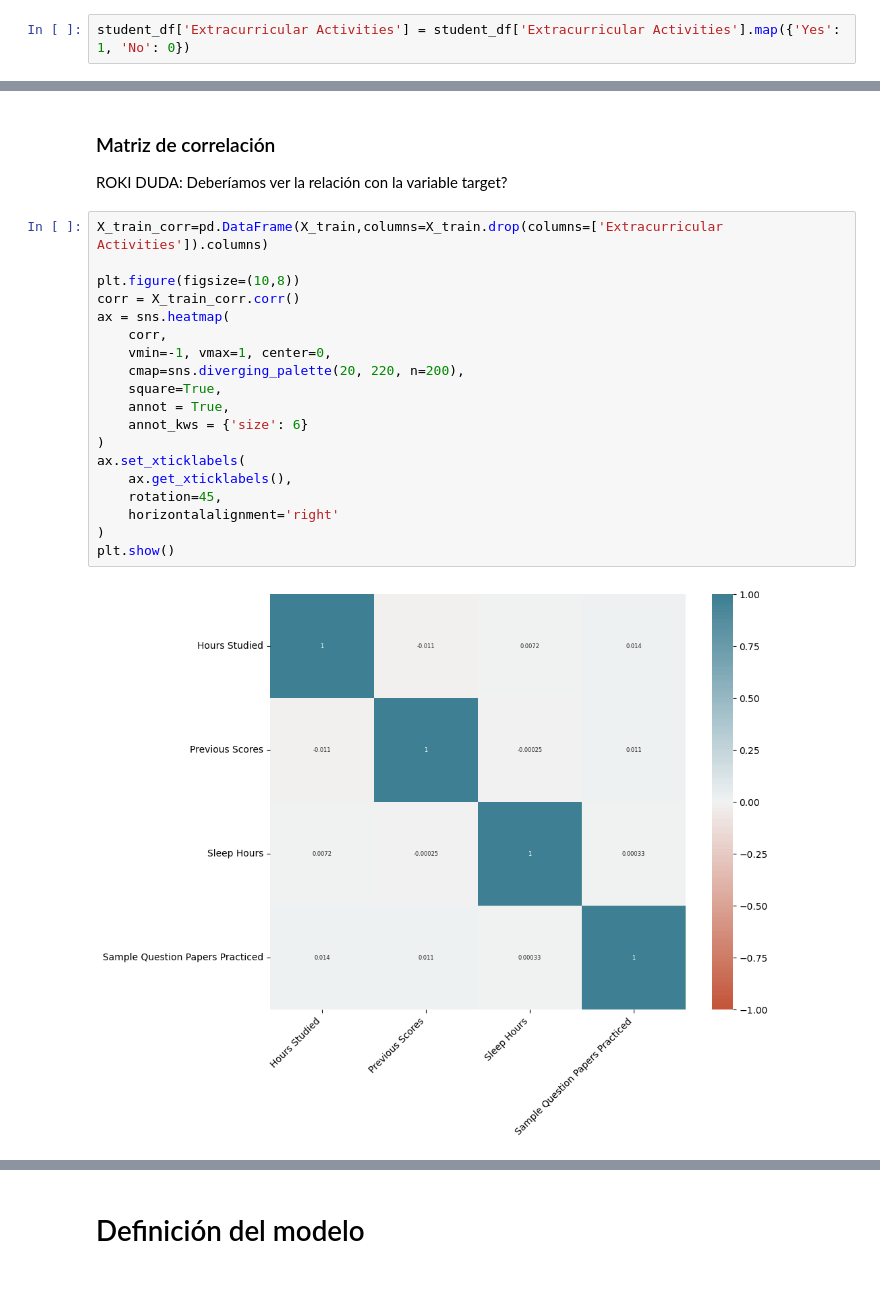
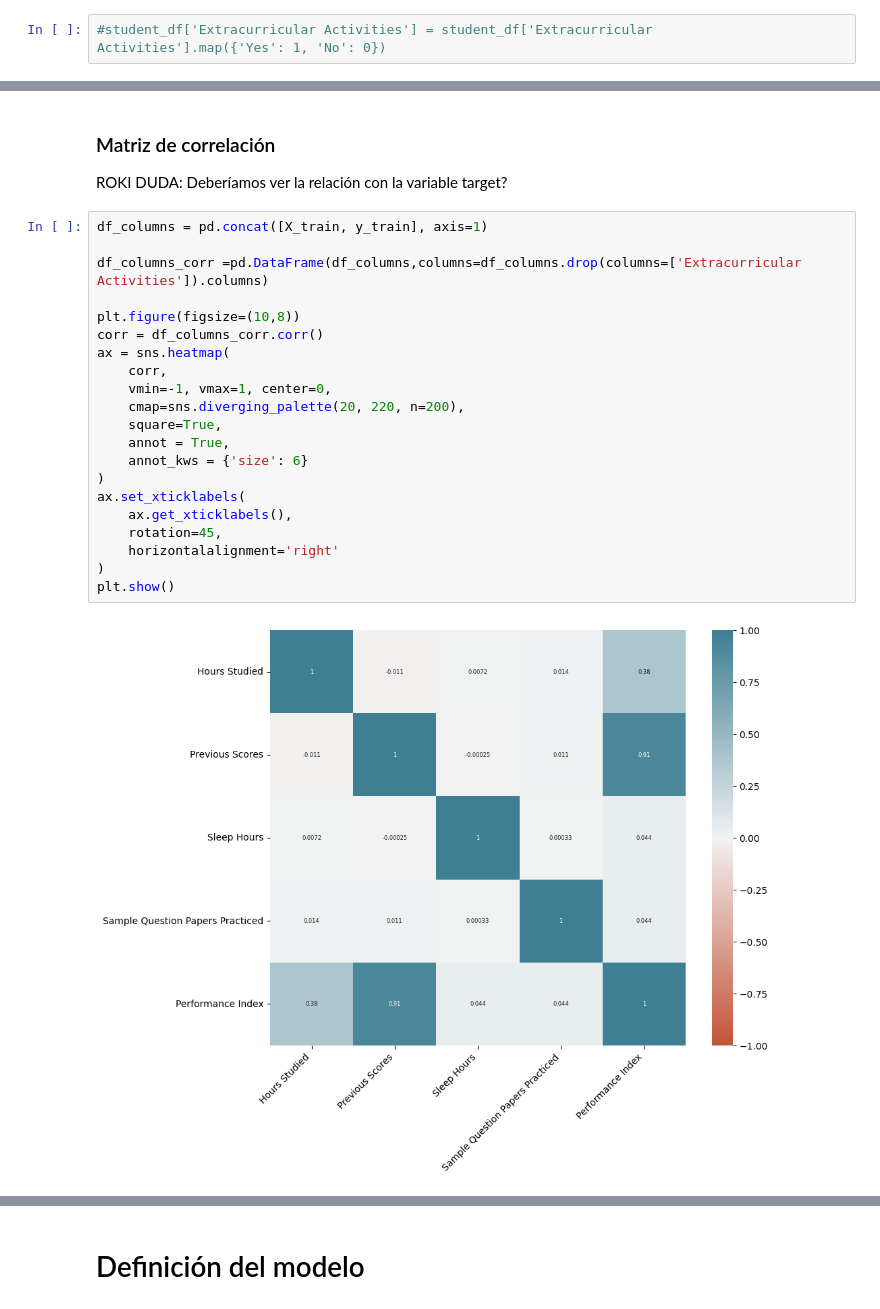
Before and after one commit to therokitoki/AA2_TP_Alsop-Hachen-Nemeth, a Jupyter notebook: ejercicio1.ipynb, the cells around one changed output, grey strips where cells are left out. Cells and saved outputs as stored; diff of their text form.

```diff
--- a/ejercicio1.ipynb
+++ b/ejercicio1.ipynb
@@ -85,7 +93,7 @@ Observamos que las variables cuantitativas están correctamente configuradas com
 # %% [markdown]
 Codificación de variables
 # %%
-student_df['Extracurricular Activities'] = student_df['Extracurricular Activities'].map({'Yes': 1, 'No': 0})
+#student_df['Extracurricular Activities'] = student_df['Extracurricular Activities'].map({'Yes': 1, 'No': 0})
 # %% [markdown]
 # División de datos
 # %%
@@ -157,23 +166,25 @@ Filas duplicadas: 503
 
 ROKI DUDA: Deberíamos ver la relación con la variable target?
 # %%
-X_train_corr=pd.DataFrame(X_train,columns=X_train.drop(columns=['Extracurricular Activities']).columns)
+df_columns = pd.concat([X_train, y_train], axis=1)
+
+df_columns_corr =pd.DataFrame(df_columns,columns=df_columns.drop(columns=['Extracurricular Activities']).columns)
 
 plt.figure(figsize=(10,8))
-corr = X_train_corr.corr()
+corr = df_columns_corr.corr()
 ax = sns.heatmap(
     corr,
     vmin=-1, vmax=1, center=0,
     cmap=sns.diverging_palette(20, 220, n=200),
     square=True,
     annot = True,
     annot_kws = {'size': 6}
 )
 ax.set_xticklabels(
     ax.get_xticklabels(),
     rotation=45,
     horizontalalignment='right'
 )
 plt.show()
 # %% [output]
-[figure, old version]
+[figure, new version]
```
Also changed, not shown: parts of 8 cells of this notebook.
